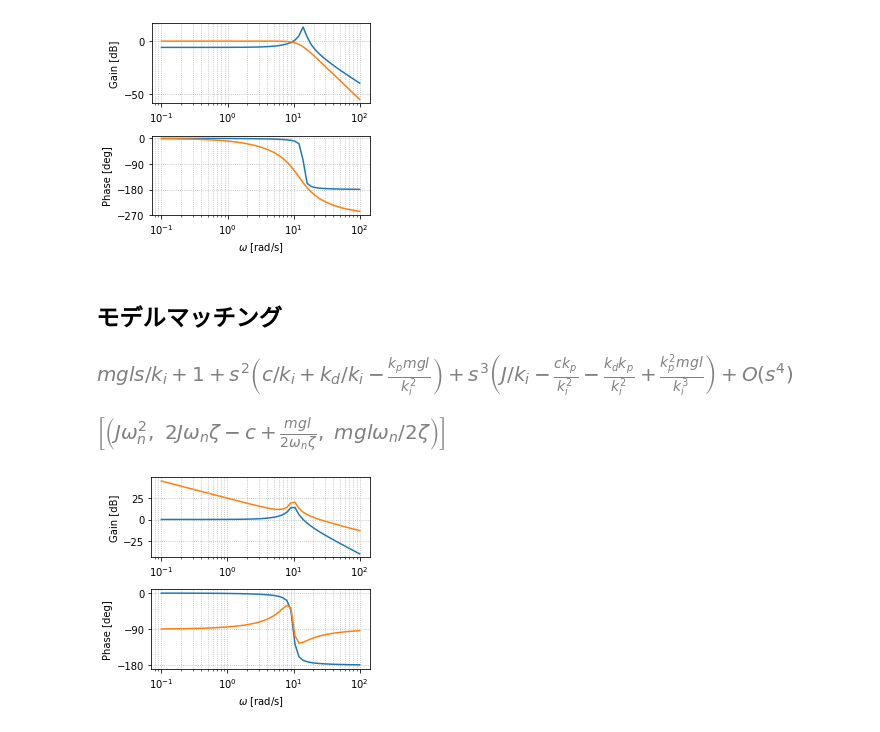
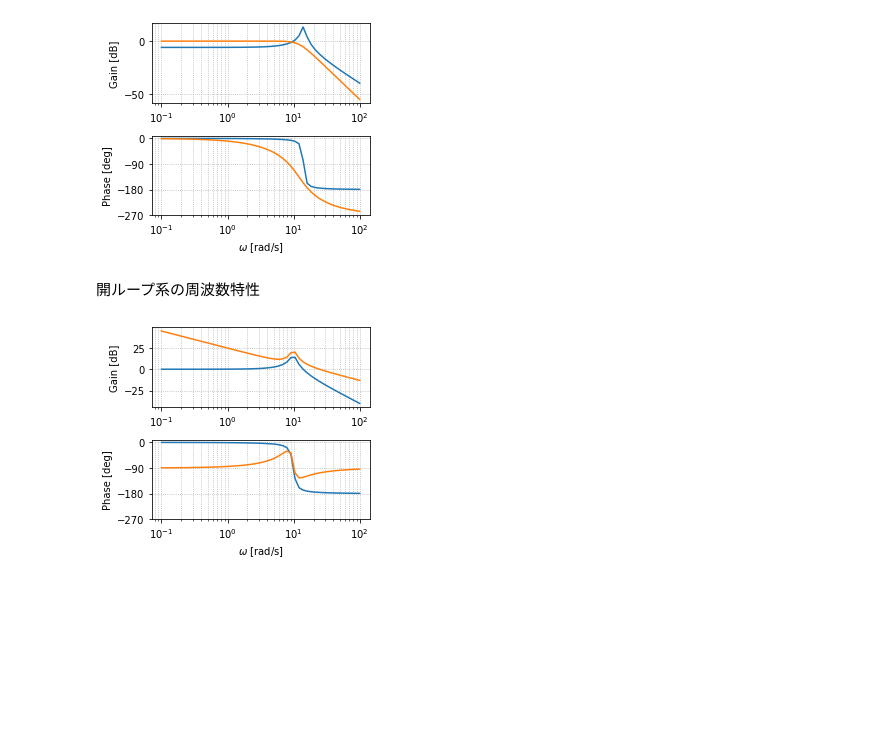
Before and after one commit to 373yuki/onlinelec2020, a Jupyter notebook: Part2.ipynb, the cells around one changed output. Saved outputs shown, nothing was run; the diff lists cells and outputs as text; code cells hidden in the pictures; blank space fills up the shorter version.

```diff
--- a/Part2.ipynb
+++ b/Part2.ipynb
@@ -285,51 +413,27 @@ ax[1].set_yticks([-270,-180,-90,0])
 fig.tight_layout()
 # %% [output]
 [figure]
-# %% [markdown]
-## モデルマッチング
-# %%
-import sympy as sp
-s = sp.Symbol('s')
-kp, kd, ki = sp.symbols('k_p k_d k_i')
-mgl, c, J = sp.symbols('mgl c J')
-sp.init_printing()
-
-G = (kp*s+ki)/(J*s**3 +(c+kd)*s**2 + (mgl + kp)*s + ki)
-sp.series(1/G, s, 0, 4)
-# %% [output]
-[figure, removed]
-# %%
-import sympy as sp
-z, wn = sp.symbols('zeta omega_n')
-kp, kd, ki = sp.symbols('k_p k_d k_i')
-mgl,c,J = sp.symbols('mgl c J')
-sp.init_printing()
-
-f1 = mgl/ki-2*z/wn
-f2 = (c+kd)/ki-mgl*kp/(ki**2)-1/(wn**2)
-f3 = J/ki-kp*(c+kd)/(ki**2)+mgl*kp**2/(ki**3)
-sp.solve([f1, f2, f3],[kp, kd, ki])
-# %% [output]
-[figure, removed]
+# %% [markdown]
+開ループ系の周波数特性
 # %%
 fig, ax = plt.subplots(2, 1, figsize=(4, 3.5))
 
 gain, phase, w = bode(P, logspace(-1,2), Plot=False)
 ax[0].semilogx(w, 20*np.log10(gain))
 ax[1].semilogx(w, phase*180/np.pi)
 
 gain, phase, w = bode(P*C1, logspace(-1,2), Plot=False)
 ax[0].semilogx(w, 20*np.log10(gain))
 ax[1].semilogx(w, phase*180/np.pi)
 
 ax[0].grid(which="both", ls=':')
 ax[0].set_ylabel('Gain [dB]')
 ax[1].grid(which="both", ls=':')
 ax[1].set_xlabel('$\omega$ [rad/s]')
 ax[1].set_ylabel('Phase [deg]')
 ax[1].set_ylim(-190,10)
-ax[1].set_yticks([-180,-90,0])
+ax[1].set_yticks([-270,-180,-90,0])
 
 fig.tight_layout()
 # %% [output]
-[figure, old version]
+[figure, new version]
```
Also changed, not shown: parts of 43 cells of this notebook, 1 other file.
